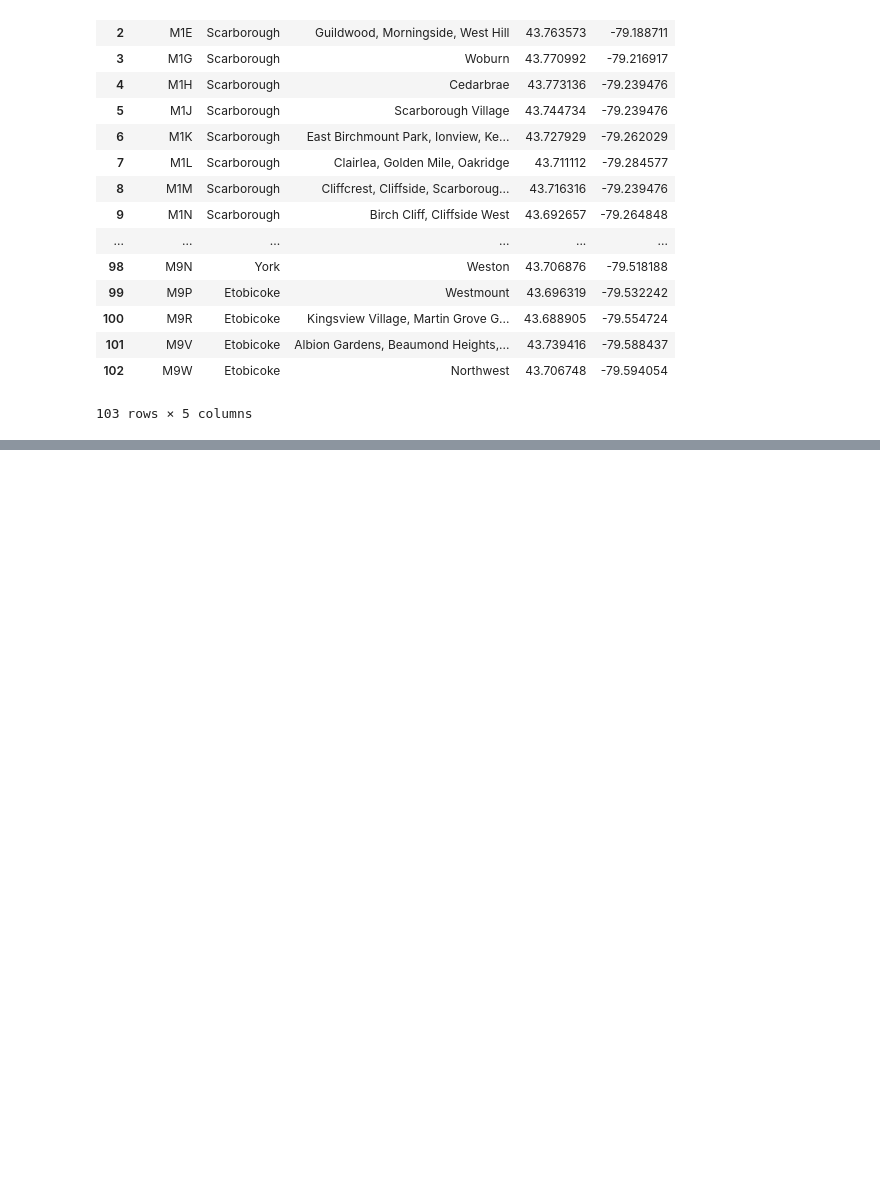
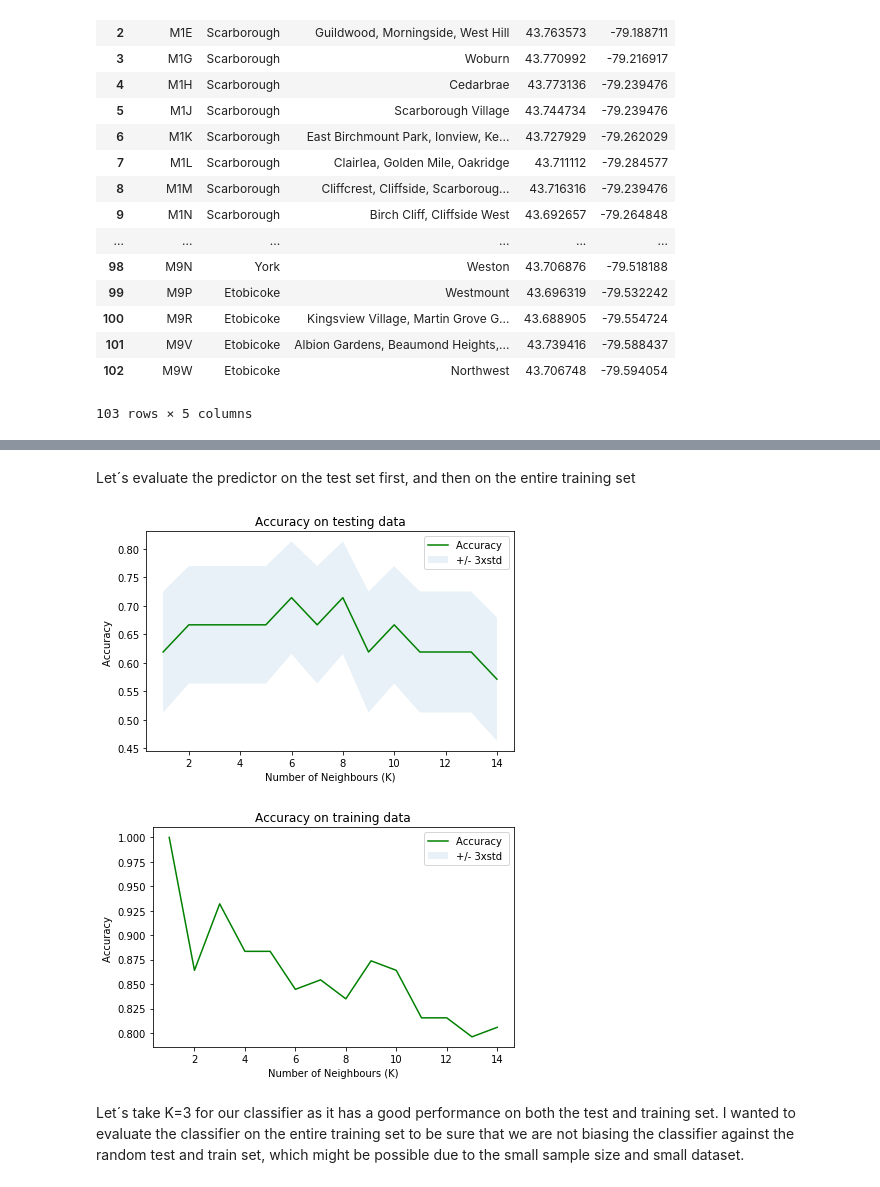
Before and after one commit to sjans1/Data-Science-Capstone, a Jupyter notebook: Data Science Capstone week 3.ipynb, the cells around one changed output, grey strips where cells are left out. Saved outputs shown, nothing was run; the diff lists cells and outputs as text; code cells hidden in the pictures; blank space fills up the shorter version.

```diff
--- a/Data Science Capstone week 3.ipynb
+++ b/Data Science Capstone week 3.ipynb
@@ -142,0 +134,67 @@ ModuleNotFoundError: No module named 'mpl_toolkits.basemap'
+# %%
+import scipy.optimize as opt
+from sklearn import preprocessing
+from sklearn.model_selection import train_test_split
+from sklearn.neighbors import KNeighborsClassifier
+from sklearn import metrics
+
+
+X= df[["Latitude", "Longitude"]]
+y= df["Borough"].values
+train_X, test_X, train_y, test_y = train_test_split(X,y, test_size=0.2)
+
+X = preprocessing.StandardScaler().fit(X).transform(X)
+# preprocess after the split because I want to retain the original latitude and longitude to be able to plot it later
+train_X_Normalized= preprocessing.StandardScaler().fit(train_X).transform(train_X)
+test_X_Normalized= preprocessing.StandardScaler().fit(test_X).transform(test_X)
+# %% [markdown]
+Let´s evaluate the predictor on the test set first, and then on the entire training set
+# %%
+Ks = 15
+mean_acc = np.zeros((Ks-1))
+std_acc = np.zeros((Ks-1))
+ConfustionMx = [];
+
+for n in range(1,Ks):
+
+    #Train Model and Predict
+    neigh = KNeighborsClassifier(n_neighbors = n).fit(train_X_Normalized,train_y)
+    yhat=neigh.predict(test_X_Normalized)
+    mean_acc[n-1] = metrics.accuracy_score(test_y, yhat)
+    std_acc[n-1]=np.std(yhat==test_y)/np.sqrt(yhat.shape[0])
+
+mean_acc
+
+plt.plot(range(1,Ks),mean_acc,'g')
+plt.fill_between(range(1,Ks),mean_acc - 1 * std_acc,mean_acc + 1 * std_acc, alpha=0.10)
+plt.legend(('Accuracy ', '+/- 3xstd'))
+plt.ylabel('Accuracy ')
+plt.title('Accuracy on testing data')
+plt.xlabel('Number of Neighbours (K)')
+plt.tight_layout()
+plt.show()
+
+# Now let´s repeat this on the training set
+for n in range(1,Ks):
+
+    #Train Model and Predict
+    neigh = KNeighborsClassifier(n_neighbors = n).fit(X,y)
+    yhat=neigh.predict(X)
+    mean_acc[n-1] = metrics.accuracy_score(y, yhat)
+    std_acc[n-1]=np.std(yhat==test_y)/np.sqrt(yhat.shape[0])
+
+mean_acc
+
+plt.plot(range(1,Ks),mean_acc,'g')
+plt.fill_between(range(1,Ks),mean_acc - 1 * std_acc,mean_acc + 1 * std_acc, alpha=0.10)
+plt.legend(('Accuracy ', '+/- 3xstd'))
+plt.ylabel('Accuracy ')
+plt.title('Accuracy on training data')
+plt.xlabel('Number of Neighbours (K)')
+plt.tight_layout()
+plt.show()
+# %% [output]
+[figure, added]
+[figure, added]
+# %% [markdown]
+Let´s take K=3 for our classifier as it has a good performance on both the test and training set. I wanted to evaluate the classifier on the entire training set to be sure that we are not biasing the classifier against the random test and train set, which might be possible due to the small sample size and small dataset.
```
Also changed, not shown: parts of 8 cells of this notebook.
